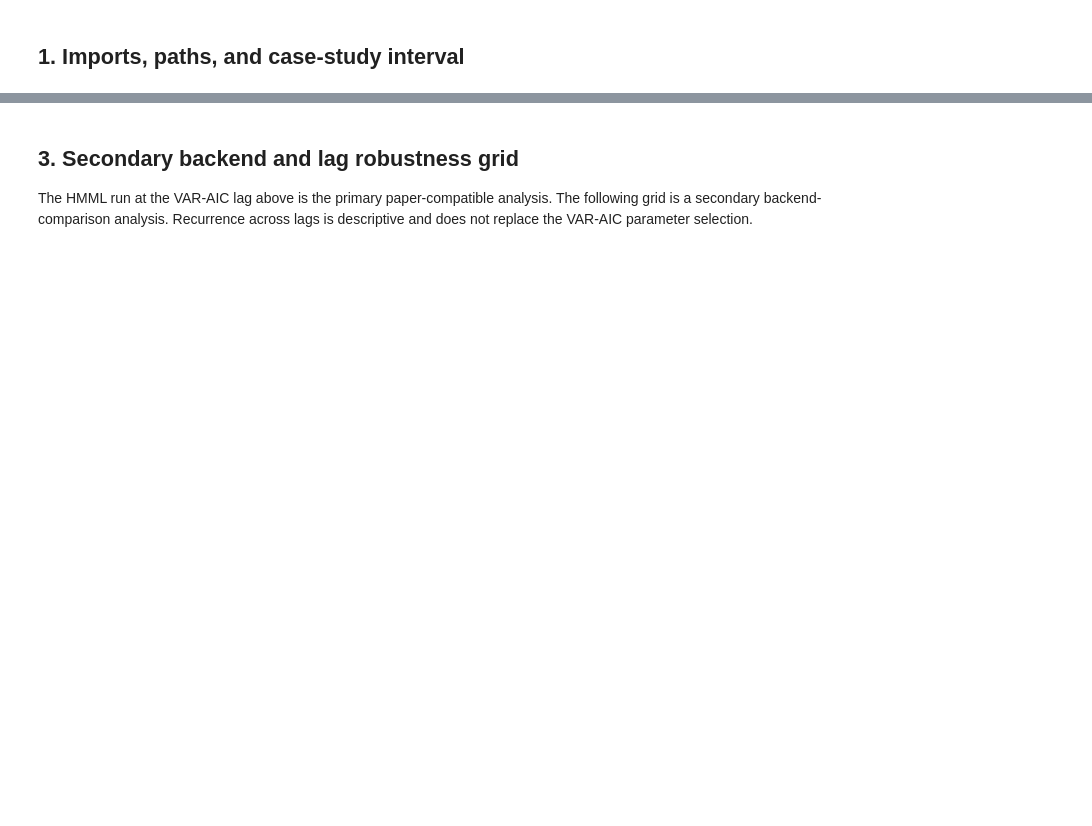
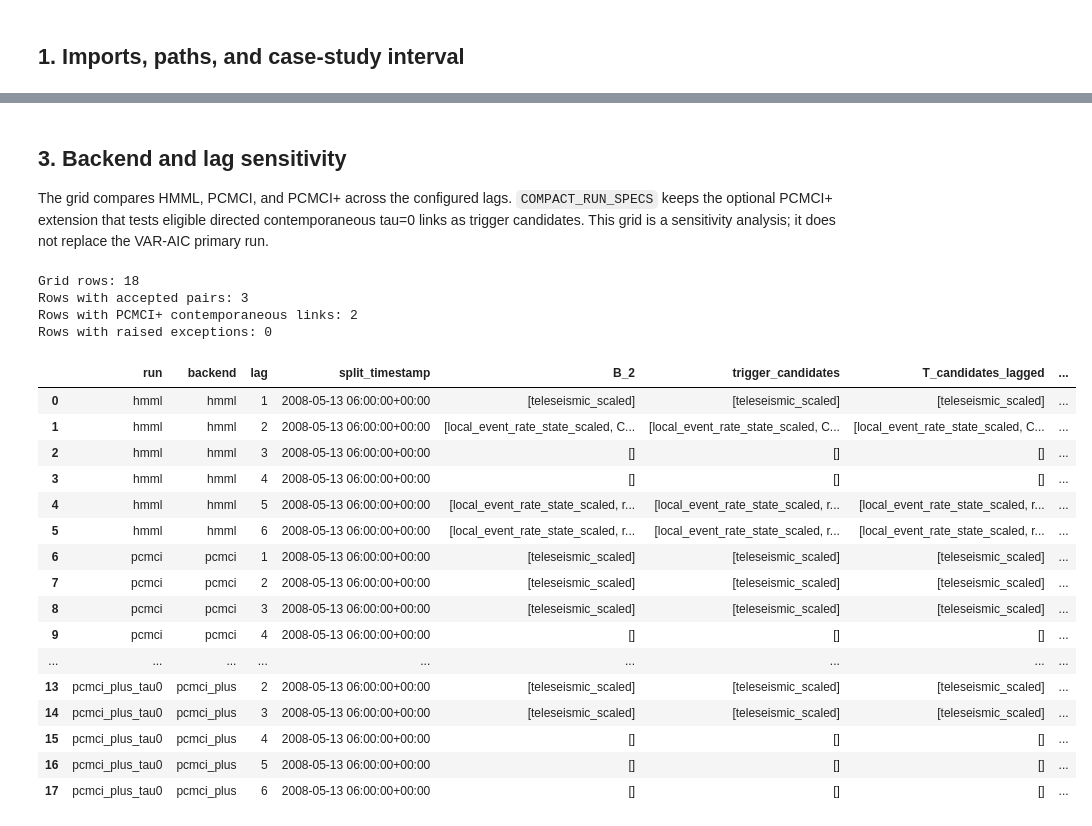
Before and after one commit to alectois/Distinguishing-Causes-and-Triggers-in-Volcanic-and-Seismic-Processes, a Jupyter notebook: notebooks/etna_cause_trigger.ipynb, the cells around one changed output, grey strips where cells are left out. Saved outputs shown, nothing was run; the diff lists cells and outputs as text; code cells hidden in the pictures; blank space fills up the shorter version.

```diff
--- a/notebooks/etna_cause_trigger.ipynb
+++ b/notebooks/etna_cause_trigger.ipynb
@@ -182,32 +192,50 @@ display(compact_diagnostics(primary_diagnostics))
 # %% [markdown]
-## 3. Secondary backend and lag robustness grid
+## 3. Backend and lag sensitivity
 
-The HMML run at the VAR-AIC lag above is the primary paper-compatible
-analysis. The following grid is a secondary backend-comparison
-analysis. Recurrence across lags is descriptive and does not replace the VAR-AIC parameter selection.
+The grid compares HMML, PCMCI, and PCMCI+ across the configured lags. `COMPACT_RUN_SPECS` keeps the optional PCMCI+ extension that tests eligible directed contemporaneous tau=0 links as trigger candidates. This grid is a sensitivity analysis; it does not replace the VAR-AIC primary run.
 # %%
 lag_grid = run_sensitivity_grid(
-    X,
+    X_model,
+    X_mean,
     workflow,
-    run_specs=run_specs,
+    run_specs=COMPACT_RUN_SPECS,
     lags=range(1, workflow.max_lags + 1),
-    distributions=(workflow.distribution,),
-    cond_ind_test=cond_ind_test,
+    cond_ind_test=COND_IND_TEST,
 )
 
-pair_rows = expand_pair_outputs(lag_grid)
-signal_rows = compact_grid_outputs(lag_grid, mode="signals")
+has_pairs = lag_grid["pairs"].apply(
+    lambda value: isinstance(value, list) and len(value) > 0
+)
+has_tau0_links = lag_grid["n_contemporaneous_links"].fillna(0).gt(0)
 error_rows = compact_grid_errors(lag_grid)
-pair_recurrence = summarize_pair_recurrence(pair_rows)
 
-print(f"All grid rows: {len(lag_grid)}")
-print(f"Rows with accepted pairs: {len(pair_rows)}")
-print(f"Rows with any backend signal: {len(signal_rows)}")
-print(f"Rows with backend errors: {len(error_rows)}")
+print(f"Grid rows: {len(lag_grid)}")
+print(f"Rows with accepted pairs: {int(has_pairs.sum())}")
+print(f"Rows with PCMCI+ contemporaneous links: {int(has_tau0_links.sum())}")
+print(f"Rows with raised exceptions: {len(error_rows)}")
 
-display(pair_rows)
-display(pair_recurrence)
-display(signal_rows)
-
+display(compact_sensitivity(lag_grid))
 if not error_rows.empty:
     display(error_rows)
+# %% [output]
+Grid rows: 18
+Rows with accepted pairs: 3
+Rows with PCMCI+ contemporaneous links: 2
+Rows with raised exceptions: 0
+|  | run | backend | lag | split_timestamp | B_2 | trigger_candidates | T_candidates_lagged | ... |
+| 0 | hmml | hmml | 1 | 2008-05-13 06:00:00+00:00 | [teleseismic_scaled] | [teleseismic_scaled] | [teleseismic_scaled] | ... |
+| 1 | hmml | hmml | 2 | 2008-05-13 06:00:00+00:00 | [local_event_rate_state_scaled, C... | [local_event_rate_state_scaled, C... | [local_event_rate_state_scaled, C... | ... |
+| 2 | hmml | hmml | 3 | 2008-05-13 06:00:00+00:00 | [] | [] | [] | ... |
+| 3 | hmml | hmml | 4 | 2008-05-13 06:00:00+00:00 | [] | [] | [] | ... |
+| 4 | hmml | hmml | 5 | 2008-05-13 06:00:00+00:00 | [local_event_rate_state_scaled, r... | [local_event_rate_state_scaled, r... | [local_event_rate_state_scaled, r... | ... |
+| 5 | hmml | hmml | 6 | 2008-05-13 06:00:00+00:00 | [local_event_rate_state_scaled, r... | [local_event_rate_state_scaled, r... | [local_event_rate_state_scaled, r... | ... |
+| 6 | pcmci | pcmci | 1 | 2008-05-13 06:00:00+00:00 | [teleseismic_scaled] | [teleseismic_scaled] | [teleseismic_scaled] | ... |
+| 7 | pcmci | pcmci | 2 | 2008-05-13 06:00:00+00:00 | [teleseismic_scaled] | [teleseismic_scaled] | [teleseismic_scaled] | ... |
+| 8 | pcmci | pcmci | 3 | 2008-05-13 06:00:00+00:00 | [teleseismic_scaled] | [teleseismic_scaled] | [teleseismic_scaled] | ... |
+| 9 | pcmci | pcmci | 4 | 2008-05-13 06:00:00+00:00 | [] | [] | [] | ... |
+| ... | ... | ... | ... | ... | ... | ... | ... | ... |
+| 13 | pcmci_plus_tau0 | pcmci_plus | 2 | 2008-05-13 06:00:00+00:00 | [teleseismic_scaled] | [teleseismic_scaled] | [teleseismic_scaled] | ... |
+| 14 | pcmci_plus_tau0 | pcmci_plus | 3 | 2008-05-13 06:00:00+00:00 | [teleseismic_scaled] | [teleseismic_scaled] | [teleseismic_scaled] | ... |
+| 15 | pcmci_plus_tau0 | pcmci_plus | 4 | 2008-05-13 06:00:00+00:00 | [] | [] | [] | ... |
+| 16 | pcmci_plus_tau0 | pcmci_plus | 5 | 2008-05-13 06:00:00+00:00 | [] | [] | [] | ... |
+| 17 | pcmci_plus_tau0 | pcmci_plus | 6 | 2008-05-13 06:00:00+00:00 | [] | [] | [] | ... |
```
Also changed, not shown: parts of 6 cells of this notebook, 9 other files.
